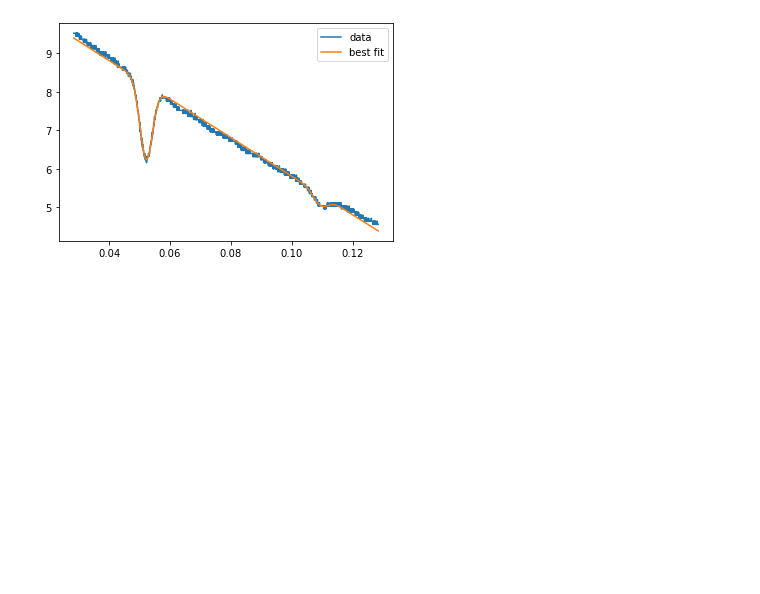
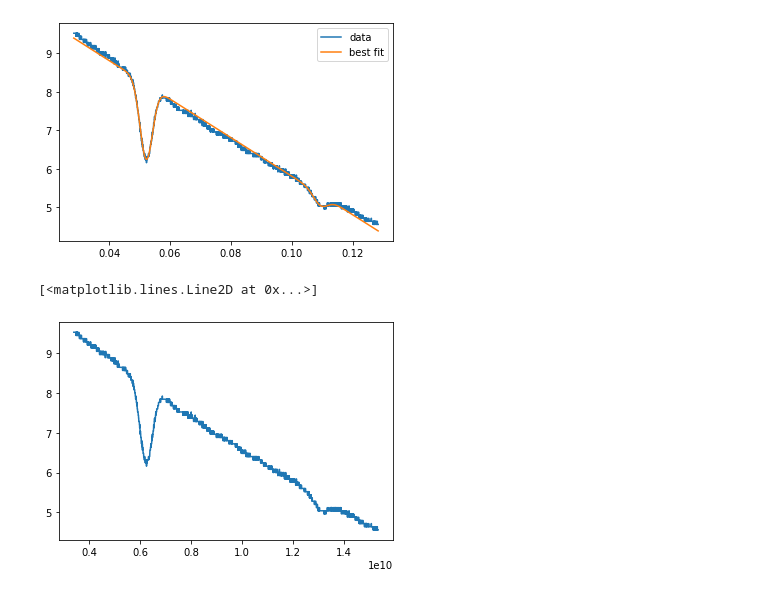
Before and after one commit to Rikkertttt/Rubidium-Spectroscopy, a Jupyter notebook: Fitting.ipynb, the cells around one changed output. Drawn from its saved outputs; the diff is of its cells as text; code cells hidden in the pictures; blank space fills up the shorter version.

```diff
--- a/Fitting.ipynb
+++ b/Fitting.ipynb
@@ -117,0 +123,12 @@ plt.legend()
+# %%
+delta_t = result.params.get("B_center").value-result.params.get("A_center").value
+delta_f = 6834.7e6
+
+const = delta_f/delta_t
+
+df["freq"]=const * df[3]
+# %%
+plt.plot(df["freq"], df[4])
+# %% [output]
+[<matplotlib.lines.Line2D at 0x...>]
+[figure, added]
```
Also changed, not shown: parts of 4 cells of this notebook.
